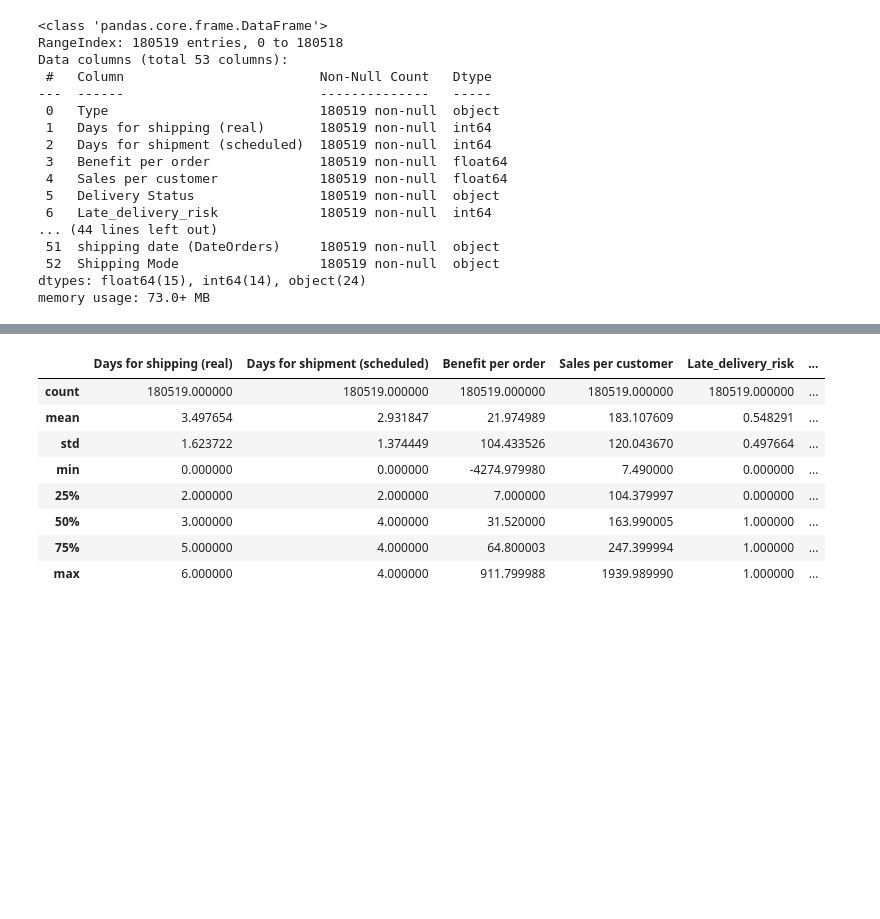
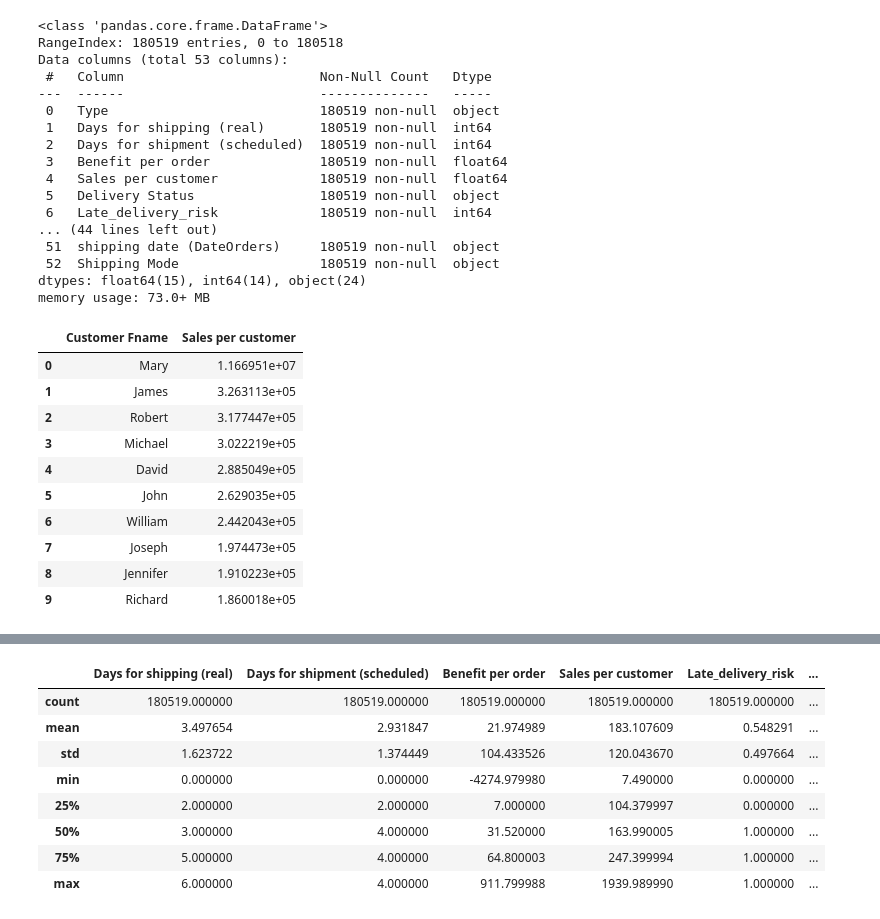
Before and after one commit to amrelgamal154/MID-project-trial-1, a Jupyter notebook: MID project trial.ipynb, the cells around one changed output, grey strips where cells are left out. Saved outputs shown, nothing was run; the diff lists cells and outputs as text; code cells hidden in the pictures; blank space fills up the shorter version.

```diff
--- a/MID project trial.ipynb
+++ b/MID project trial.ipynb
@@ -41,3 +44,17 @@ Data columns (total 53 columns):
  52  Shipping Mode                  180519 non-null  object
 dtypes: float64(15), int64(14), object(24)
 memory usage: 73.0+ MB
+# %%
+df.groupby('Customer Fname')['Sales per customer'].sum().sort_values(ascending=False).head(10).reset_index()
+# %% [output]
+|  | Customer Fname | Sales per customer |
+| 0 | Mary | 1.166951e+07 |
+| 1 | James | 3.263113e+05 |
+| 2 | Robert | 3.177447e+05 |
+| 3 | Michael | 3.022219e+05 |
+| 4 | David | 2.885049e+05 |
+| 5 | John | 2.629035e+05 |
+| 6 | William | 2.442043e+05 |
+| 7 | Joseph | 1.974473e+05 |
+| 8 | Jennifer | 1.910223e+05 |
+| 9 | Richard | 1.860018e+05 |
```
Also changed, not shown: parts of 66 cells of this notebook, 11 other files.
